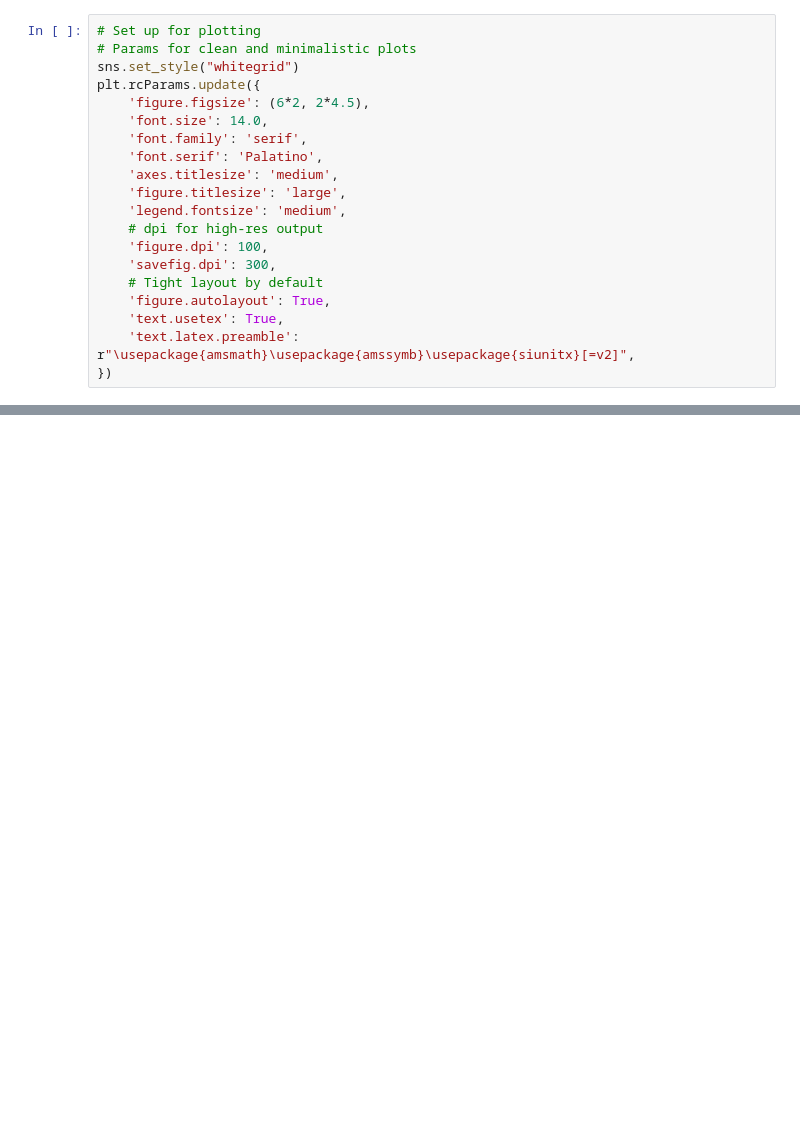
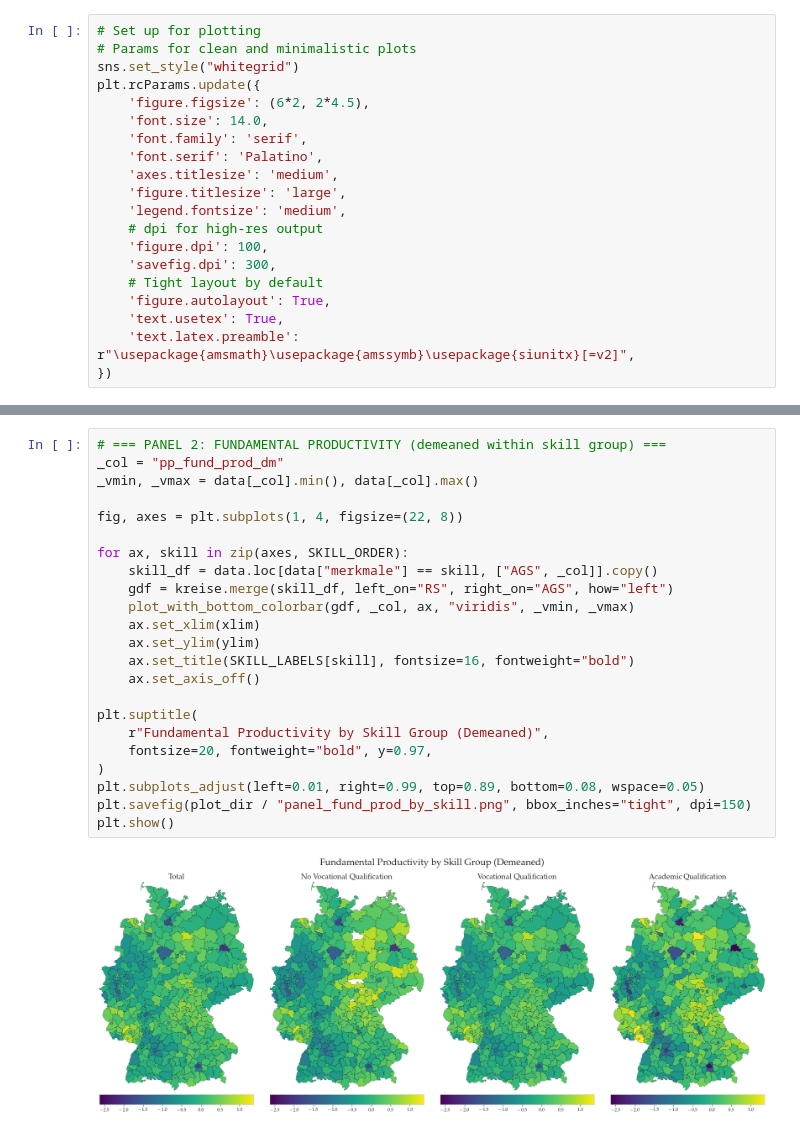
Before and after one commit to jendrkk/QSE-Tutorial, a Jupyter notebook: Topic_1/task_3.ipynb, the cells around one changed output, grey strips where cells are left out. Saved outputs shown, nothing was run; the diff lists cells and outputs as text; blank space fills up the shorter version.

```diff
--- a/Topic_1/task_3.ipynb
+++ b/Topic_1/task_3.ipynb
@@ -170,0 +254,25 @@ for skill in skill_groups:
+# %%
+# === PANEL 2: FUNDAMENTAL PRODUCTIVITY (demeaned within skill group) ===
+_col = "pp_fund_prod_dm"
+_vmin, _vmax = data[_col].min(), data[_col].max()
+
+fig, axes = plt.subplots(1, 4, figsize=(22, 8))
+
+for ax, skill in zip(axes, SKILL_ORDER):
+    skill_df = data.loc[data["merkmale"] == skill, ["AGS", _col]].copy()
+    gdf = kreise.merge(skill_df, left_on="RS", right_on="AGS", how="left")
+    plot_with_bottom_colorbar(gdf, _col, ax, "viridis", _vmin, _vmax)
+    ax.set_xlim(xlim)
+    ax.set_ylim(ylim)
+    ax.set_title(SKILL_LABELS[skill], fontsize=16, fontweight="bold")
+    ax.set_axis_off()
+
+plt.suptitle(
+    r"Fundamental Productivity by Skill Group (Demeaned)",
+    fontsize=20, fontweight="bold", y=0.97,
+)
+plt.subplots_adjust(left=0.01, right=0.99, top=0.89, bottom=0.08, wspace=0.05)
+plt.savefig(plot_dir / "panel_fund_prod_by_skill.png", bbox_inches="tight", dpi=150)
+plt.show()
+# %% [output]
+[figure, added]
```
Also changed, not shown: parts of 11 cells of this notebook, 36 other files.
